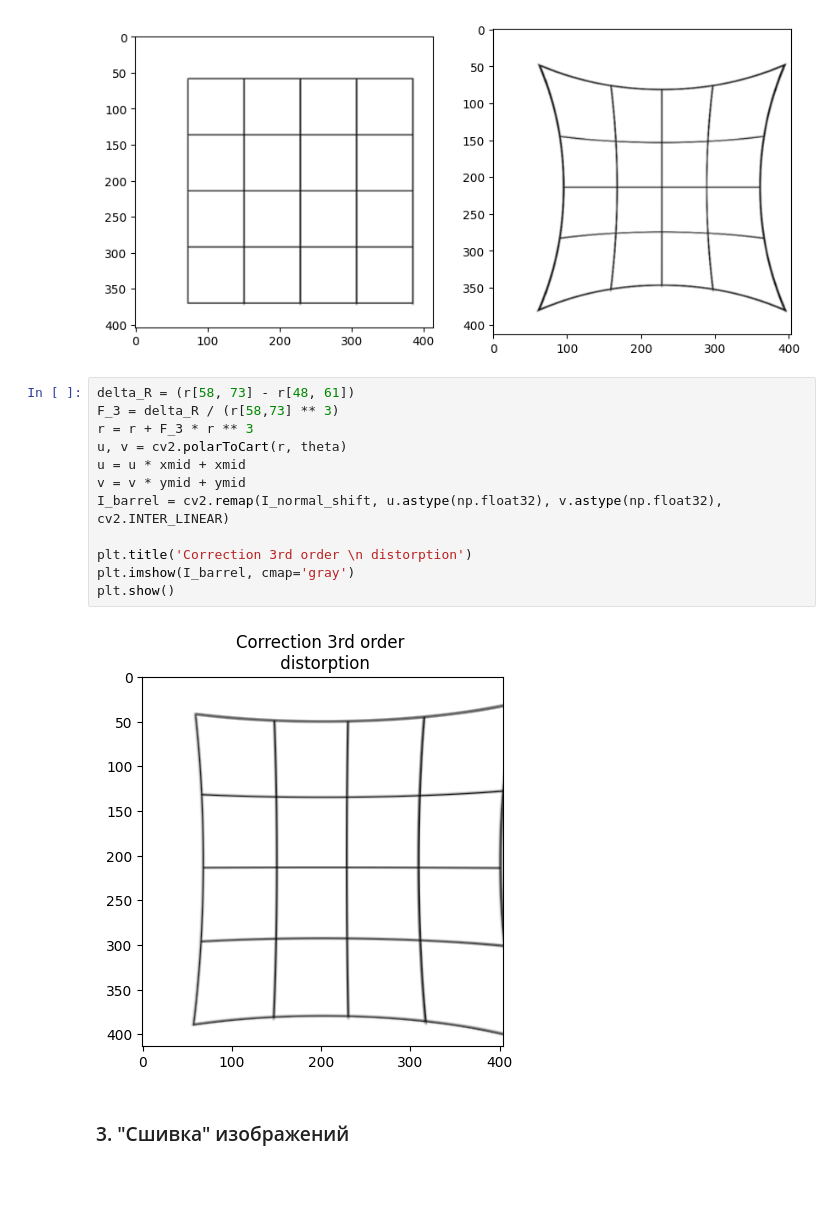
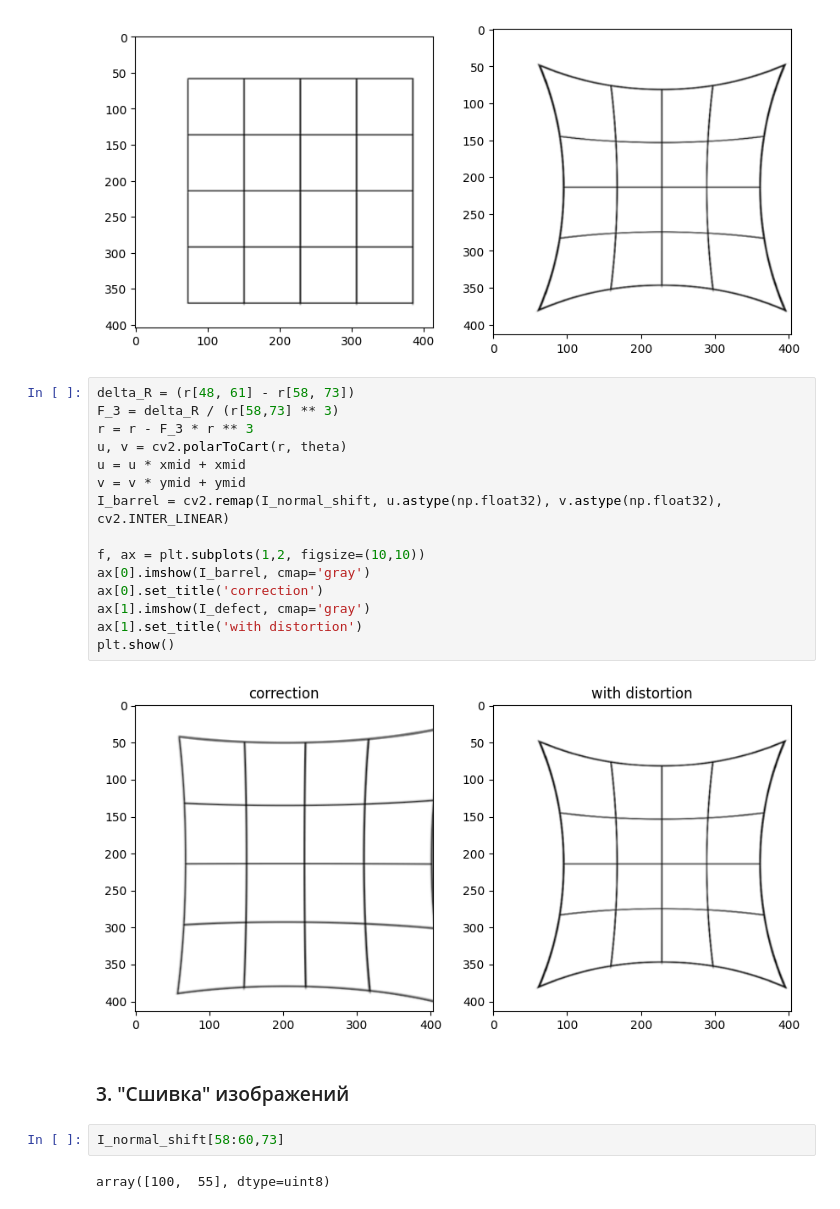
Before and after one commit to r73lan/openCV_python, a Jupyter notebook: lab2/lab2.ipynb, the cells around one changed output. Drawn from its saved outputs; the diff is of its cells as text; blank space fills up the shorter version.

```diff
--- a/lab2/lab2.ipynb
+++ b/lab2/lab2.ipynb
@@ -120,18 +120,25 @@ plt.show()
 # %% [output]
 [figure]
 # %%
-delta_R = (r[58, 73] - r[48, 61])
+delta_R = (r[48, 61] - r[58, 73])
 F_3 = delta_R / (r[58,73] ** 3)
-r = r + F_3 * r ** 3
+r = r - F_3 * r ** 3
 u, v = cv2.polarToCart(r, theta)
 u = u * xmid + xmid
 v = v * ymid + ymid
 I_barrel = cv2.remap(I_normal_shift, u.astype(np.float32), v.astype(np.float32), cv2.INTER_LINEAR)
 
-plt.title('Correction 3rd order \n distorption')
-plt.imshow(I_barrel, cmap='gray')
+f, ax = plt.subplots(1,2, figsize=(10,10))
+ax[0].imshow(I_barrel, cmap='gray')
+ax[0].set_title('correction')
+ax[1].imshow(I_defect, cmap='gray')
+ax[1].set_title('with distortion')
 plt.show()
 # %% [output]
-[figure, old version]
+[figure, new version]
 # %% [markdown]
 ### 3. "Сшивка" изображений
+# %%
+I_normal_shift[58:60,73]
+# %% [output]
+array([100,  55], dtype=uint8)
```
Also changed, not shown: parts of 1 cell of this notebook, 2 other files.
